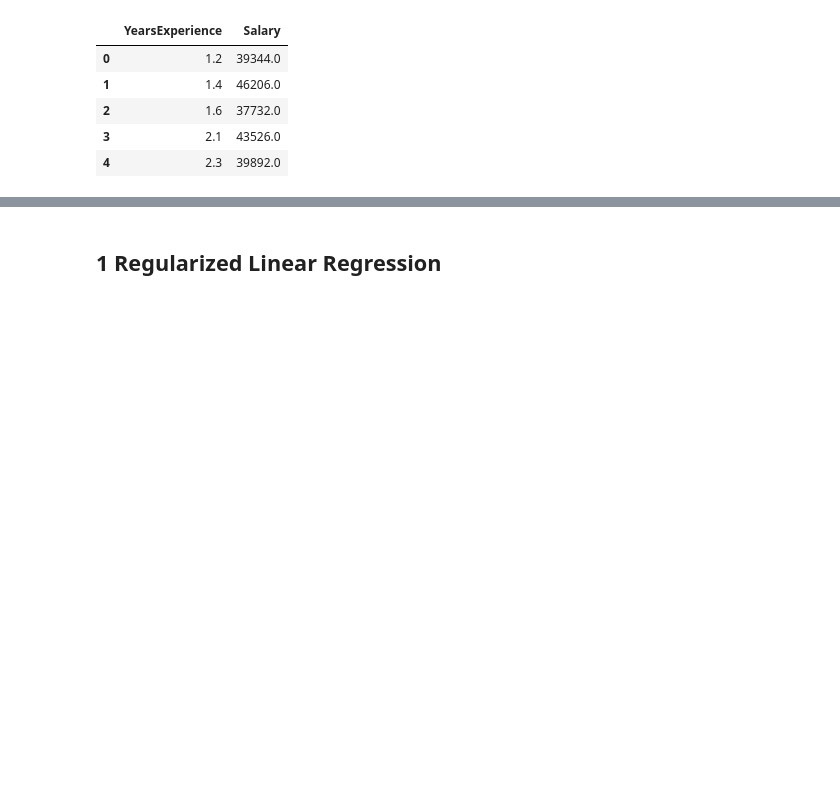
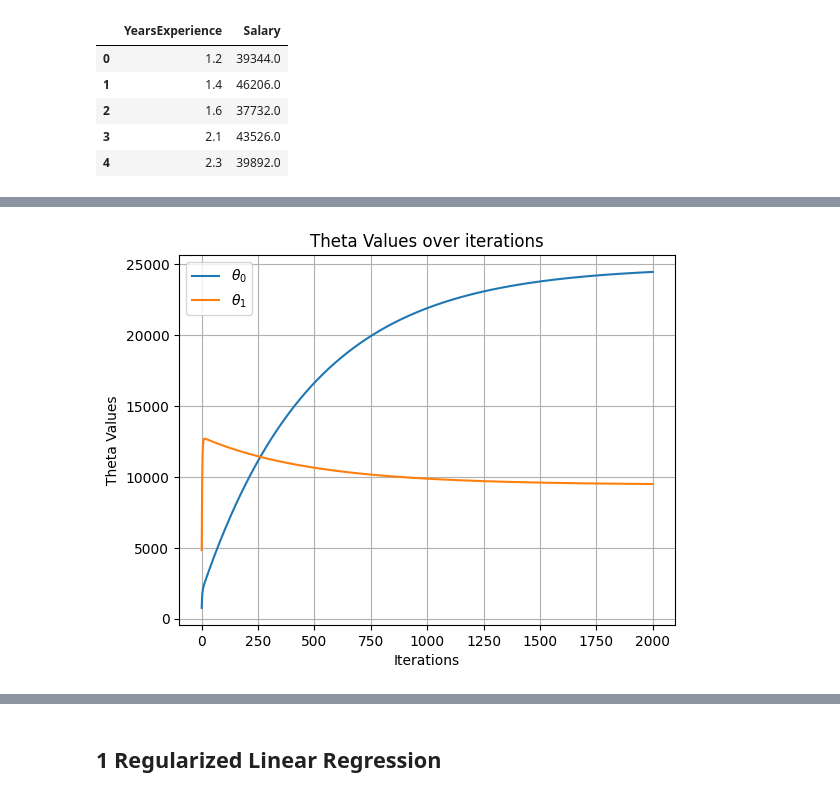
Before and after one commit to NusratBegum/Machine-Learning, a Jupyter notebook: Machine_Learning_Homework3.ipynb, the cells around one changed output, grey strips where cells are left out. Saved outputs shown, nothing was run; the diff lists cells and outputs as text; code cells hidden in the pictures; blank space fills up the shorter version.

```diff
--- a/Machine_Learning_Homework3.ipynb
+++ b/Machine_Learning_Homework3.ipynb
@@ -59,0 +160,79 @@ df.head()
+# %%
+alpha = 0.01 #define the learning rate
+num_iters = 2000 # define the number of iterations of gradient descent
+x_scale = np.arange(num_iters)
+
+def gradientDescent(X, y, theta_gd, alpha, num_iters):
+    """
+    Performs gradient descent to learn 'theta_gd'. Updates theta by taking 'num_iters'
+    gradient steps with learning rate 'alpha'.
+
+    Parameters
+    ----------
+    X : array_like
+        The input dataset of shape (m x n+1).
+
+    y : arra_like
+        Value at given features. A vector of shape (m, ).
+
+    theta : array_like
+        Initial values for the linear regression parameters.
+        A vector of shape (n+1, ).
+
+    alpha : float
+        The learning rate.
+
+    num_iters : int
+        The number of iterations for gradient descent.
+
+    Returns
+    -------
+    theta : array_like
+        The learned linear regression parameters. A vector of shape (n+1, ).
+
+    J_history : list
+        A python list for the values of the cost function after each iteration.
+
+    """
+    theta_gd_history = np.zeros((num_iters, 2))
+    J_history = np.zeros((num_iters))
+
+    for iter in np.arange(num_iters): #gradient descent iteration loop
+
+        hypoth = X.dot(theta_gd) # determine the hypothesis for the current value of thetas
+        dJ_theta_gd  = (1/m) * (X.T.dot(hypoth - y)) # Determine derivative of cost function
+        theta_gd = theta_gd - alpha * dJ_theta_gd #calculate new values of theta
+
+        # store calculated values of theta
+        theta_gd_history[iter][0] = theta_gd[0]
+        theta_gd_history[iter][1] = theta_gd[1]
+
+        J_history[iter] = computeCost(X, y, theta_gd) #calclate the cost fucntion
+
+    return(theta_gd, J_history, theta_gd_history) # return final theta and the list of cost function results
+
+# run gradient descent to return final theta for minimum cost funtiona as well as all the cost function values
+#calculated (for each iteration)
+theta_gd, J_history, theta_gd_history = gradientDescent(X, y, theta_gd, alpha, num_iters)
+print('\nThe parameter values for minimised cost function:')
+print('\t%s_0: %f' %(sympy.pretty(theta),theta_gd[0]))
+print('\t%s_1: %f' %(sympy.pretty(theta), theta_gd[1]))
+
+# plot theta values as a function of iterations of gradient descent
+%matplotlib inline
+plt.figure()
+plt.plot(x_scale, theta_gd_history)
+plt.ylabel('Theta Values')
+plt.xlabel('Iterations');
+plt.title('Theta Values over iterations')
+plt.grid(True)
+plt.legend([r'$\theta_0$', r'$\theta_1$'])
+
+# plot cost function histtory as a function of iterations of gradient descent
+plt.figure()
+plt.plot(x_scale, J_history)
+plt.ylabel('Cost J')
+plt.xlabel('Iterations');
+plt.title('Cost Function over iterations')
+plt.grid(True)
+# %% [output]
@@ -59,0 +242 @@ df.head()
+[figure, added]
```
Also changed, not shown: parts of 12 cells of this notebook.
